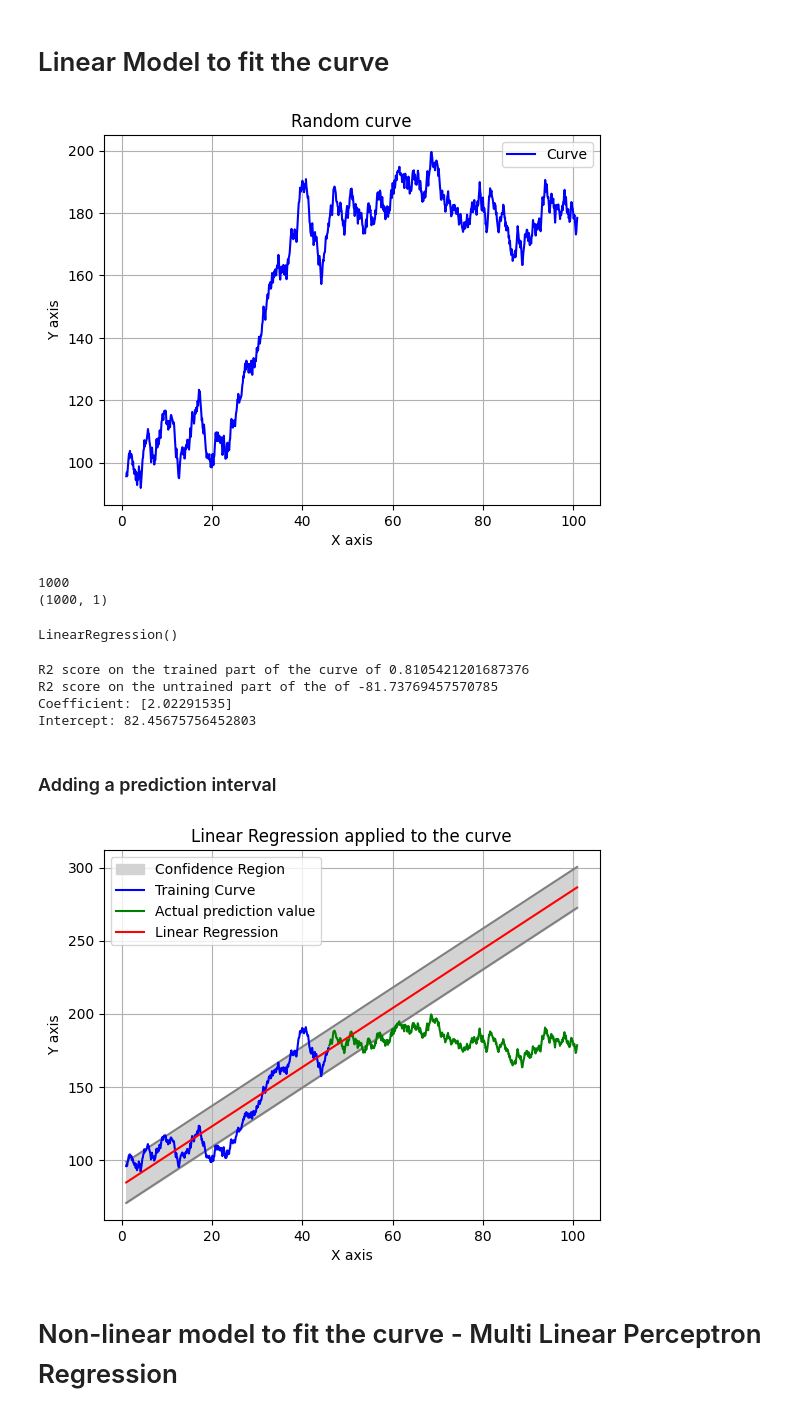
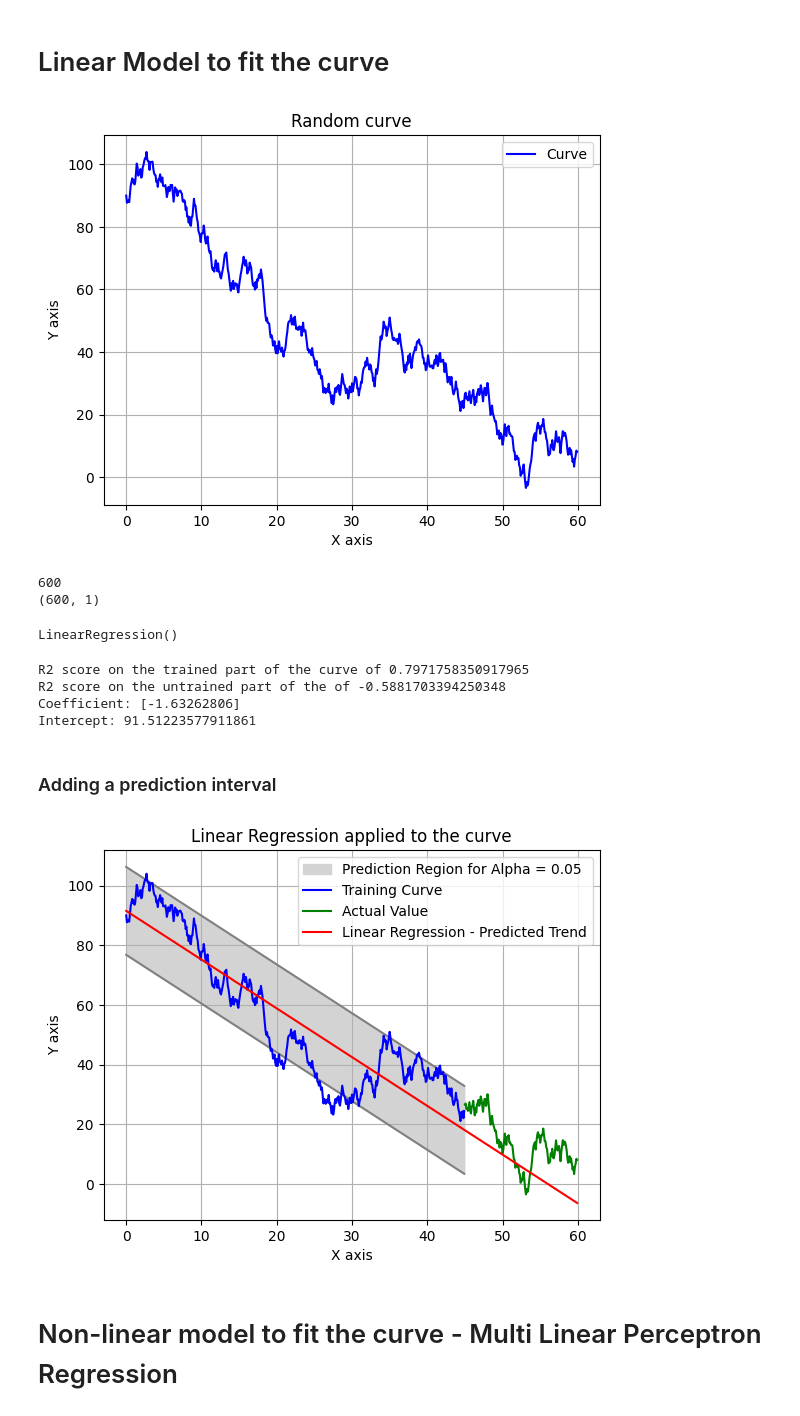
Before and after one commit to Gdeterline/Small-Projects-And-Courses, a Jupyter notebook: Time-Series/Regression/RegressionInitiation.ipynb, the cells around one changed output. Drawn from its saved outputs; the diff is of its cells as text; code cells hidden in the pictures.

```diff
--- a/Time-Series/Regression/RegressionInitiation.ipynb
+++ b/Time-Series/Regression/RegressionInitiation.ipynb
@@ -9,7 +9,7 @@ from sklearn.metrics import r2_score
 # %%
 alpha = 0.05
 # %%
-X = np.arange(1, 101, 0.1).reshape(-1, 1)
+X = np.arange(0, 60, 0.1).reshape(-1, 1)
 Y = []
 y = rd.randint(50, 100)
 for i in range(len(X)):
@@ -25,15 +25,15 @@ plt.grid()
 plt.legend()
 plt.show()
 # %% [output]
-[figure, old version]
+[figure, new version]
 # %%
 from sklearn.linear_model import LinearRegression
 # %%
 print(len(X))
 print(X.shape)
 # %% [output]
-1000
-(1000, 1)
+600
+(600, 1)
 # %%
 LR = LinearRegression()
 LR.fit(X[:450], Y[:450])
@@ -50,10 +50,10 @@ print(f"R2 score on the untrained part of the of {r2_score(Y[450:], y_pred_LR[45
 print(f"Coefficient: {a}")
 print(f"Intercept: {b}")
 # %% [output]
-R2 score on the trained part of the curve of 0.8105421201687376
-R2 score on the untrained part of the of -81.73769457570785
-Coefficient: [2.02291535]
-Intercept: 82.45675756452803
+R2 score on the trained part of the curve of 0.7971758350917965
+R2 score on the untrained part of the of -0.5881703394250348
+Coefficient: [-1.63262806]
+Intercept: 91.51223577911861
 # %% [markdown]
 ### Adding a prediction interval
 # %%
@@ -69,22 +69,22 @@ lower_LR = [y_pred_LR[i] - qt if qt > 0 else y_pred_LR[i] + qt for i in range(le
 # %%
 lr = []
 for i in range(len(X)):
     lr.append(a*X[i] + b)
 
-plt.plot(X, upper_LR, color='grey')
-plt.plot(X, lower_LR, color='grey')
-plt.fill_between(X.reshape(-1), upper_LR, lower_LR, color='lightgrey', label='Confidence Region')
+plt.plot(X[:450], upper_LR[:450], color='grey')
+plt.plot(X[:450], lower_LR[:450], color='grey')
+plt.fill_between(X.reshape(-1)[:450], upper_LR[:450], lower_LR[:450], color='lightgrey', label=f'Prediction Region for Alpha = {alpha}')
 plt.plot(X[:450], Y[:450], color='b', label='Training Curve')
-plt.plot(X[450:], Y[450:], color='g', label='Actual prediction value')
-plt.plot(X, lr, color='r', label='Linear Regression')
+plt.plot(X[450:], Y[450:], color='g', label='Actual Value')
+plt.plot(X, lr, color='r', label='Linear Regression - Predicted Trend')
 plt.xlabel("X axis")
 plt.ylabel("Y axis")
 plt.title("Linear Regression applied to the curve")
 plt.grid()
 plt.legend()
 plt.show()
 # %% [output]
-[figure, old version]
+[figure, new version]
 # %% [markdown]
 # Non-linear model to fit the curve - Multi Linear Perceptron Regression
 # %%
```
Also changed, not shown: parts of 2 cells of this notebook.
